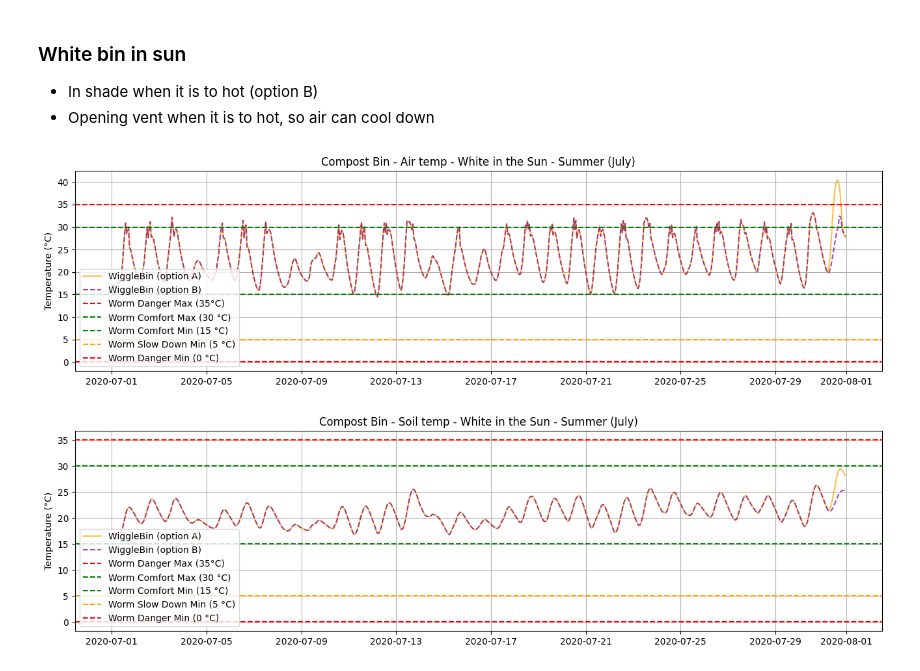
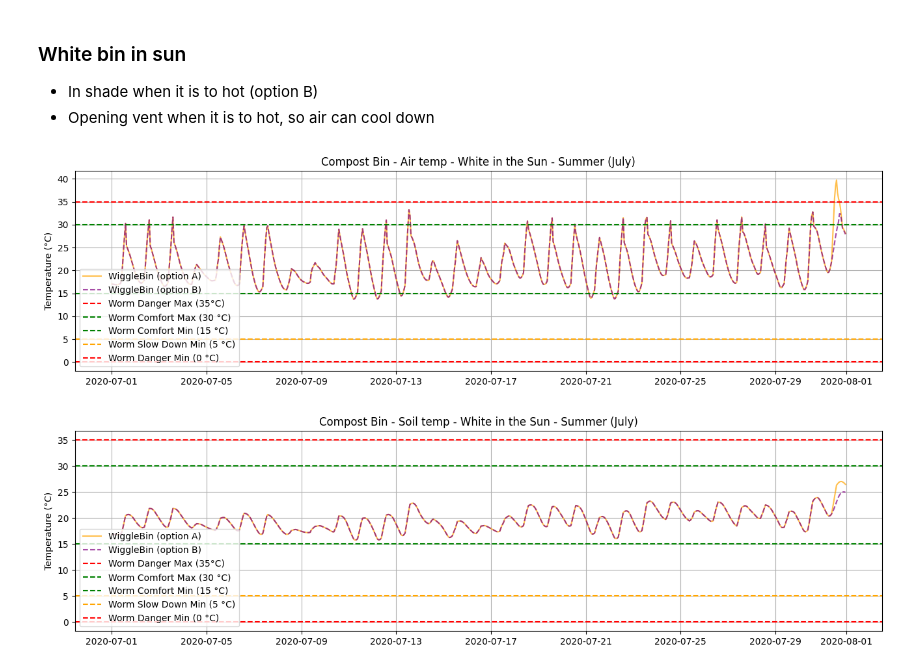
Before and after one commit to wiggle-bin/wiggle-research, a Jupyter notebook: wiggle-bin-summer-model.ipynb, the cells around one changed output. Saved outputs shown, nothing was run; the diff lists cells and outputs as text; code cells hidden in the pictures.

```diff
--- a/wiggle-bin-summer-model.ipynb
+++ b/wiggle-bin-summer-model.ipynb
@@ -89,36 +65,39 @@ plt.show()
 # %%
 # air ambient
 selected_summer['bin_a'] = simulate(
     selected_summer,
+    partial_shade=True,
     color='white',
     insulation=True,
     auto_venting_lid=True,
 )
 selected_summer['bin_b'] = simulate(
     selected_summer,
+    partial_shade=True,
     color='white',
     insulation=True,
     auto_venting_lid=True,
     shade_on_hot_days=True
 )
 
 plt.figure(figsize=(16, 4))
 # plt.plot(selected_summer.index, selected_summer['temp'], label='Air Temp', color='skyblue')
 # plt.plot(selected_summer.index, selected_summer['soil_0_7'], label='Soil Temp', color='brown', linestyle="--", alpha=0.5)
 plt.plot(selected_summer.index, selected_summer['bin_a'], label='WiggleBin (option A)', color='orange', alpha=0.7)
 plt.plot(selected_summer.index, selected_summer['bin_b'], label='WiggleBin (option B)', color='purple', alpha=0.7, linestyle="--")
 plt.title("Compost Bin - Air temp - White in the Sun - Summer (July)")
 plt.ylabel("Temperature (°C)")
 add_worm_temperature_zones()
 plt.legend(loc='lower left')
 plt.grid()
 plt.show()
 # %% [output]
-[figure, old version]
+[figure, new version]
 # %%
 # soil ambient
 selected_summer['bin_a'] = simulate(
     selected_summer,
+    partial_shade=True,
     color='white',
     insulation=True,
     auto_venting_lid=True,
@@ -126,6 +105,7 @@ selected_summer['bin_a'] = simulate(
 )
 selected_summer['bin_b'] = simulate(
     selected_summer,
+    partial_shade=True,
     color='white',
     insulation=True,
     auto_venting_lid=True,
@@ -145,4 +125,4 @@ plt.legend(loc='lower left')
 plt.grid()
 plt.show()
 # %% [output]
-[figure, old version]
+[figure, new version]
```
Also changed, not shown: parts of 3 cells of this notebook, 4 other files.
